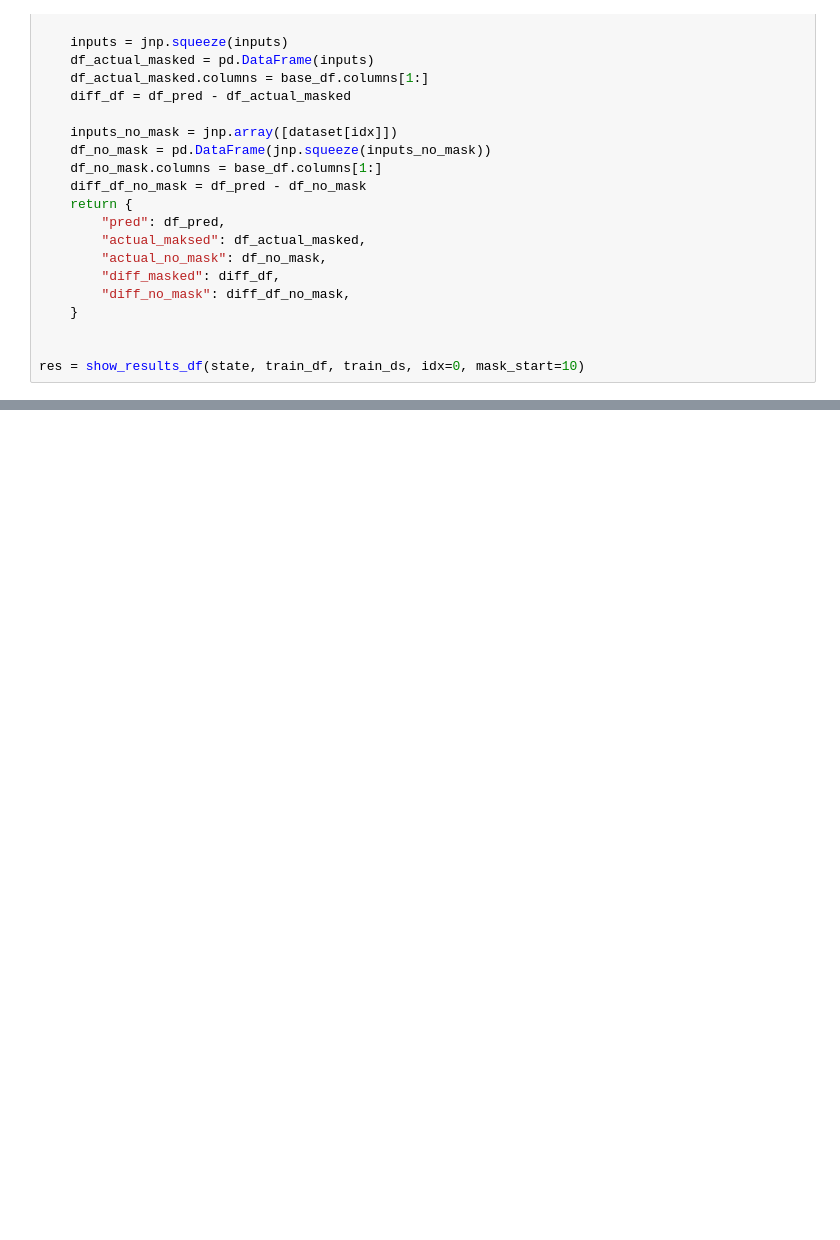
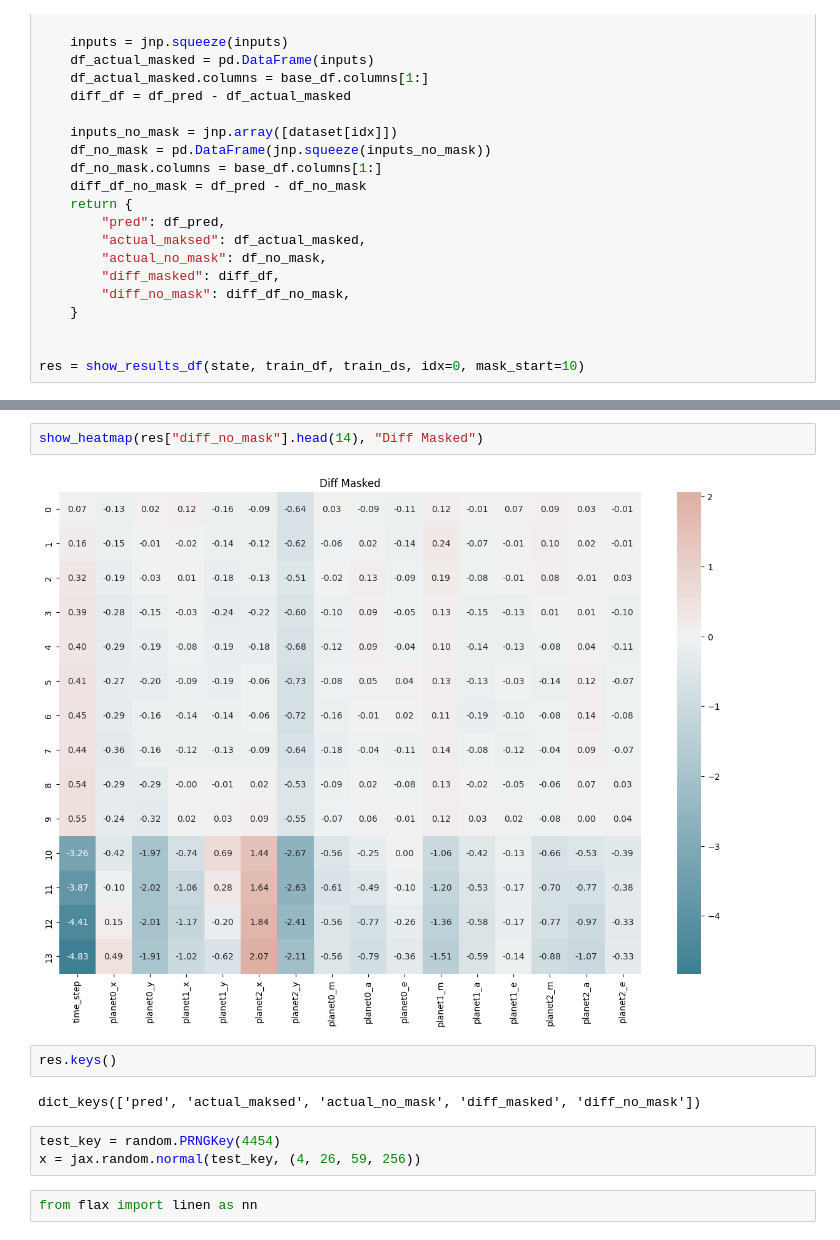
Before and after one commit to IndustryTransformer/Hephaestus, a Jupyter notebook: Plannets.ipynb, the cells around one changed output, grey strips where cells are left out. Drawn from its saved outputs; the diff is of its cells as text; blank space fills up the shorter version.

```diff
--- a/Plannets.ipynb
+++ b/Plannets.ipynb
@@ -629,0 +484,13 @@ ckpt_dir = f"./pre_trained_models/{model_name}"
+# %%
+show_heatmap(res["diff_no_mask"].head(14), "Diff Masked")
+# %% [output]
+[figure, added]
+# %%
+res.keys()
+# %% [output]
+dict_keys(['pred', 'actual_maksed', 'actual_no_mask', 'diff_masked', 'diff_no_mask'])
+# %%
+test_key = random.PRNGKey(4454)
+x = jax.random.normal(test_key, (4, 26, 59, 256))
+# %%
+from flax import linen as nn
```
Also changed, not shown: parts of 20 cells of this notebook, 1 other file.
